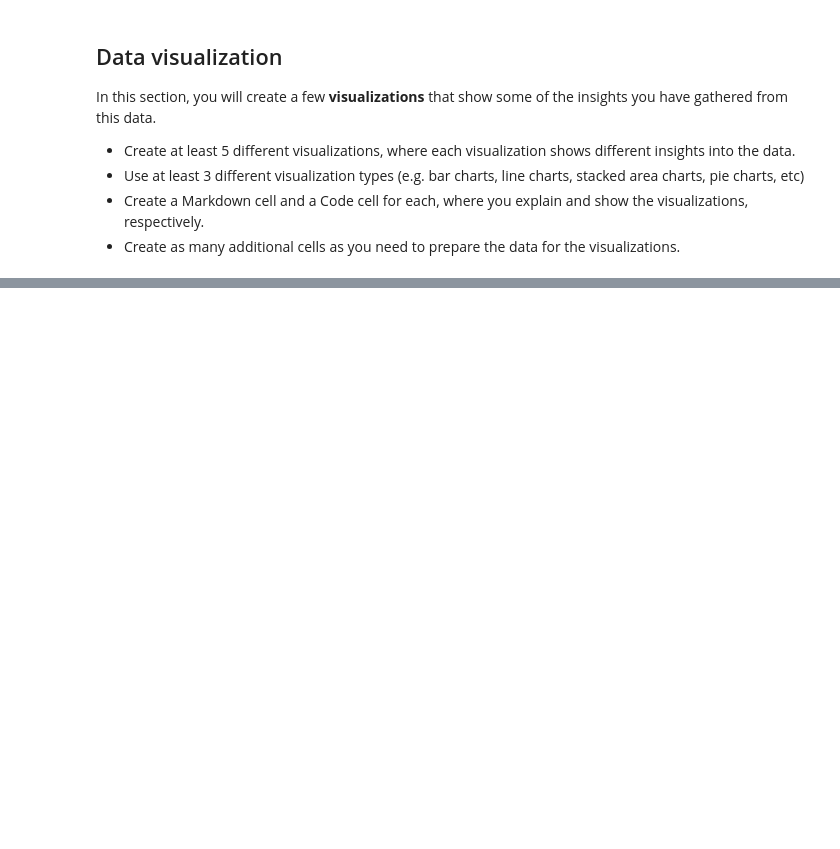
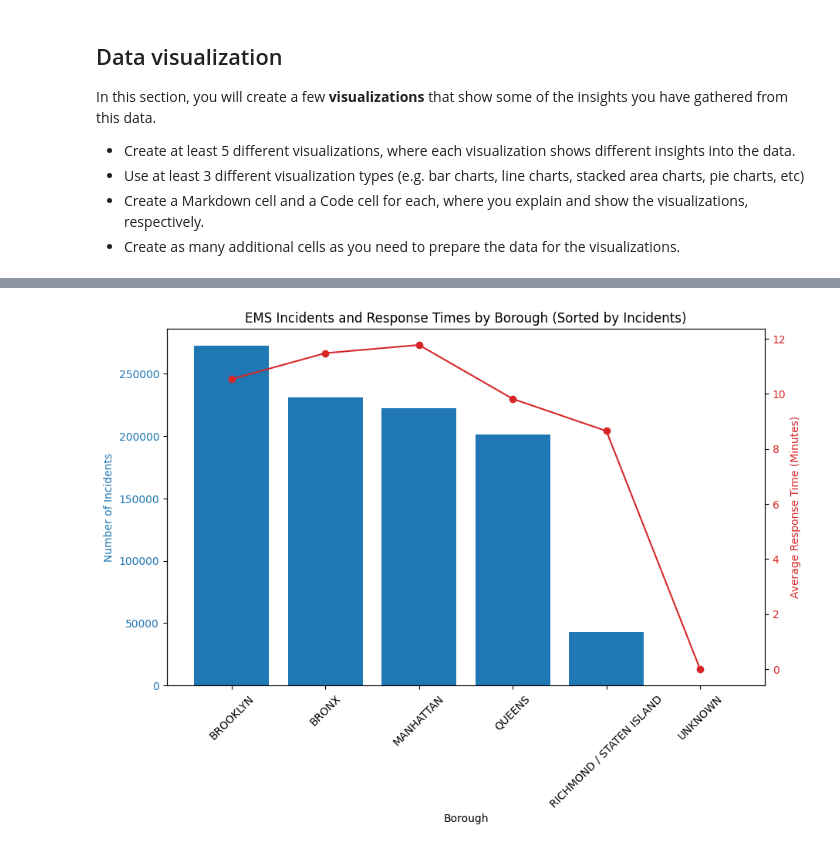
Before and after one commit to dbdesign-students-spring2024/8-pandas-exploration-sophiajiangyi, a Jupyter notebook: analysis.ipynb, the cells around one changed output, grey strips where cells are left out. Cells and saved outputs as stored; diff of their text form; code cells hidden in the pictures; blank space fills up the shorter version.

```diff
--- a/analysis.ipynb
+++ b/analysis.ipynb
@@ -30,5 +36,7 @@ In this section, you will import the raw data into a `pandas` DataFrame.
 # %%
 # place your code into this Code cell
+import pandas as pd
+df = pd.read_csv('data\EMS_Incident_Dispatch_Data.csv')
 # %% [markdown]
 ## Data inspection
 In this section, you will show enough of your data for a viewer to get a general sense of how the data is structured and any unique features of it.  Complete each of the indicated tasks in a Code cell, making sure to include a Markdown cell above each Code cell that explains what is being shown by the code.
@@ -65,0 +326,37 @@ In this section, you will create a few **visualizations** that show some of the
+# %%
+filtered_df['INCIDENT_RESPONSE_SECONDS_QY'] = pd.to_numeric(filtered_df['INCIDENT_RESPONSE_SECONDS_QY'], errors='coerce') / 60
+
+average_response_time = filtered_df.groupby('BOROUGH')['INCIDENT_RESPONSE_SECONDS_QY'].mean()
+incidents_by_borough = filtered_df.groupby('BOROUGH').size()
+
+combined_data = pd.DataFrame({
+    'Average Response Time': average_response_time,
+    'Number of Incidents': incidents_by_borough
+})
+
+
+combined_data = combined_data.sort_values(by='Number of Incidents', ascending=False)
+
+sorted_boroughs = combined_data.index
+sorted_incidents = combined_data['Number of Incidents']
+sorted_response_times = combined_data['Average Response Time']
+
+fig, ax1 = plt.subplots(figsize=(10, 6))
+
+color = 'tab:blue'
+ax1.set_xlabel('Borough')
+ax1.set_ylabel('Number of Incidents', color=color)
+ax1.bar(sorted_boroughs, sorted_incidents, color=color)
+ax1.tick_params(axis='y', labelcolor=color)
+ax1.set_xticklabels(sorted_boroughs, rotation=45)
+
+ax2 = ax1.twinx()
+color = 'tab:red'
+ax2.set_ylabel('Average Response Time (Minutes)', color=color)
+ax2.plot(sorted_boroughs, sorted_response_times, color=color, marker='o')
+ax2.tick_params(axis='y', labelcolor=color)
+
+plt.title('EMS Incidents and Response Times by Borough (Sorted by Incidents)')
+plt.show()
+# %% [output]
+[figure, added]
```
Also changed, not shown: parts of 41 cells of this notebook.
